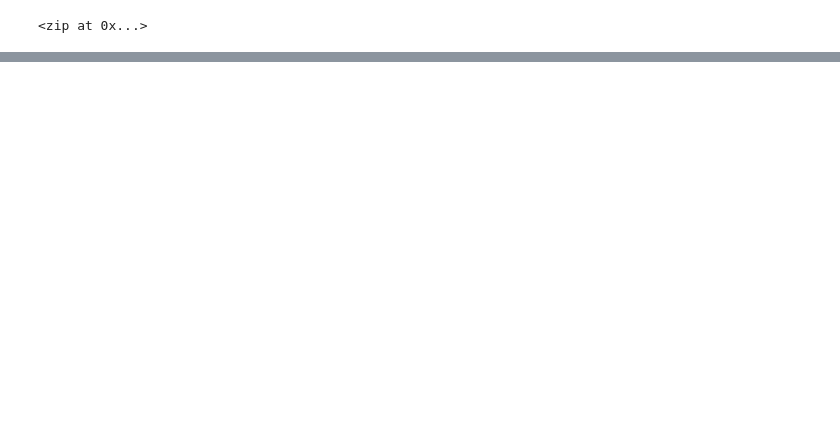
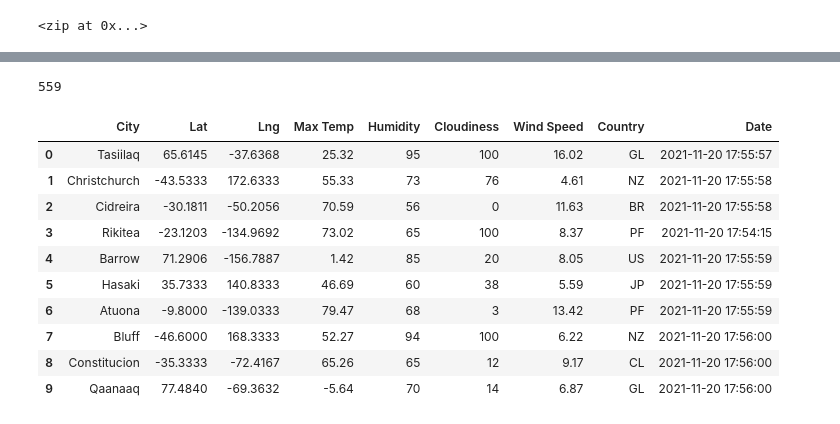
Before and after one commit to alilynnh/World_Weather_Analysis, a Jupyter notebook: WeatherPy.ipynb, the cells around one changed output, grey strips where cells are left out. Cells and saved outputs as stored; diff of their text form; code cells hidden in the pictures; blank space fills up the shorter version.

```diff
--- a/WeatherPy.ipynb
+++ b/WeatherPy.ipynb
@@ -33,0 +44,2 @@ len(cities)
+# %%
+url = "http://api.openweathermap.org/data/2.5/weather?units=Imperial&APPID=" + weather_api_key
@@ -33,0 +126,20 @@ len(cities)
+# %%
+len(city_data)
+# %% [output]
+559
+# %%
+# Convert the array of dictionaries to a Pandas DataFrame.
+city_data_df = pd.DataFrame(city_data)
+city_data_df.head(10)
+# %% [output]
+|  | City | Lat | Lng | Max Temp | Humidity | Cloudiness | Wind Speed | Country | Date |
+| 0 | Tasiilaq | 65.6145 | -37.6368 | 25.32 | 95 | 100 | 16.02 | GL | 2021-11-20 17:55:57 |
+| 1 | Christchurch | -43.5333 | 172.6333 | 55.33 | 73 | 76 | 4.61 | NZ | 2021-11-20 17:55:58 |
+| 2 | Cidreira | -30.1811 | -50.2056 | 70.59 | 56 | 0 | 11.63 | BR | 2021-11-20 17:55:58 |
+| 3 | Rikitea | -23.1203 | -134.9692 | 73.02 | 65 | 100 | 8.37 | PF | 2021-11-20 17:54:15 |
+| 4 | Barrow | 71.2906 | -156.7887 | 1.42 | 85 | 20 | 8.05 | US | 2021-11-20 17:55:59 |
+| 5 | Hasaki | 35.7333 | 140.8333 | 46.69 | 60 | 38 | 5.59 | JP | 2021-11-20 17:55:59 |
+| 6 | Atuona | -9.8000 | -139.0333 | 79.47 | 68 | 3 | 13.42 | PF | 2021-11-20 17:55:59 |
+| 7 | Bluff | -46.6000 | 168.3333 | 52.27 | 94 | 100 | 6.22 | NZ | 2021-11-20 17:56:00 |
+| 8 | Constitucion | -35.3333 | -72.4167 | 65.26 | 65 | 12 | 9.17 | CL | 2021-11-20 17:56:00 |
+| 9 | Qaanaaq | 77.4840 | -69.3632 | -5.64 | 70 | 14 | 6.87 | GL | 2021-11-20 17:56:00 |
```
Also changed, not shown: parts of 9 cells of this notebook, 2 other files.
